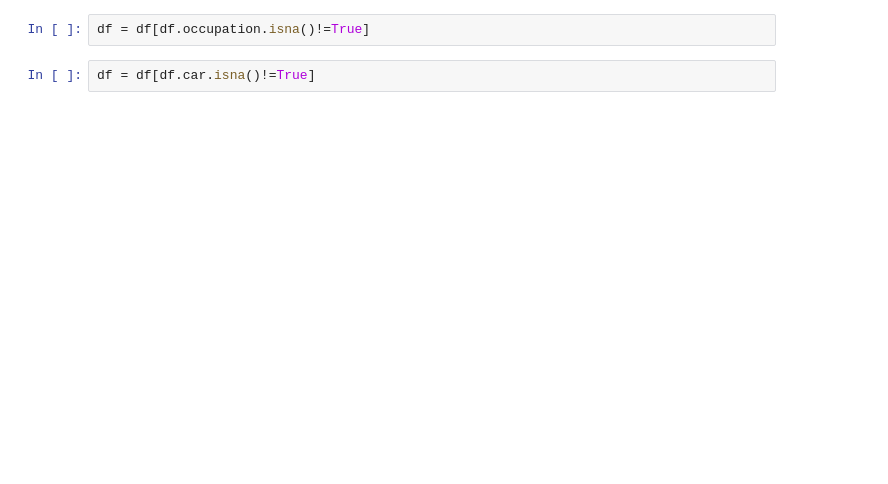
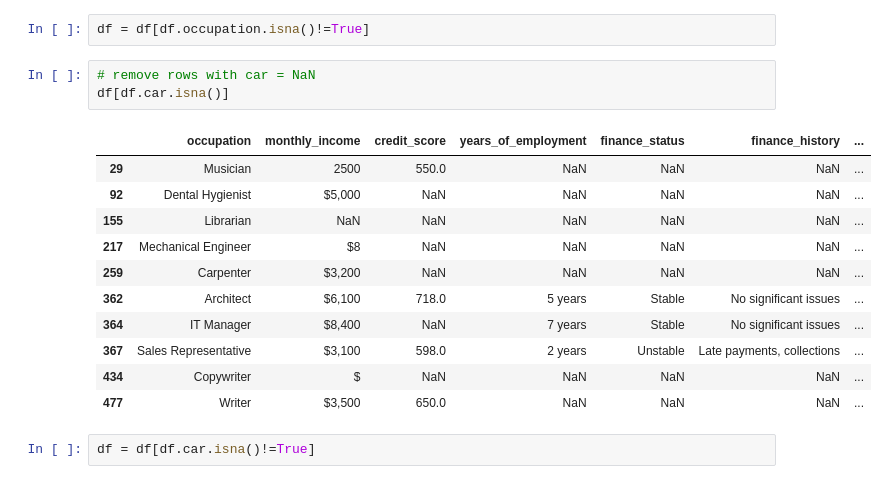
Before and after one commit to osmog/mlzoomcamp2023, a Jupyter notebook: 07-project/notebook.ipynb, the cells around one changed output. Saved outputs shown, nothing was run; the diff lists cells and outputs as text; blank space fills up the shorter version.

```diff
--- a/07-project/notebook.ipynb
+++ b/07-project/notebook.ipynb
@@ -30,4 +43,19 @@ Index(['occupation', 'monthly_income', 'credit_score', 'years_of_employment',
 # %%
 df = df[df.occupation.isna()!=True]
+# %%
+# remove rows with car = NaN
+df[df.car.isna()]
+# %% [output]
+|  | occupation | monthly_income | credit_score | years_of_employment | finance_status | finance_history | ... |
+| 29 | Musician | 2500 | 550.0 | NaN | NaN | NaN | ... |
+| 92 | Dental Hygienist | $5,000 | NaN | NaN | NaN | NaN | ... |
+| 155 | Librarian | NaN | NaN | NaN | NaN | NaN | ... |
+| 217 | Mechanical Engineer | $8 | NaN | NaN | NaN | NaN | ... |
+| 259 | Carpenter | $3,200 | NaN | NaN | NaN | NaN | ... |
+| 362 | Architect | $6,100 | 718.0 | 5 years | Stable | No significant issues | ... |
+| 364 | IT Manager | $8,400 | NaN | 7 years | Stable | No significant issues | ... |
+| 367 | Sales Representative | $3,100 | 598.0 | 2 years | Unstable | Late payments, collections | ... |
+| 434 | Copywriter | $ | NaN | NaN | NaN | NaN | ... |
+| 477 | Writer | $3,500 | 650.0 | NaN | NaN | NaN | ... |
 # %%
 df = df[df.car.isna()!=True]
```
Also changed, not shown: parts of 33 cells of this notebook, 6 other files.
